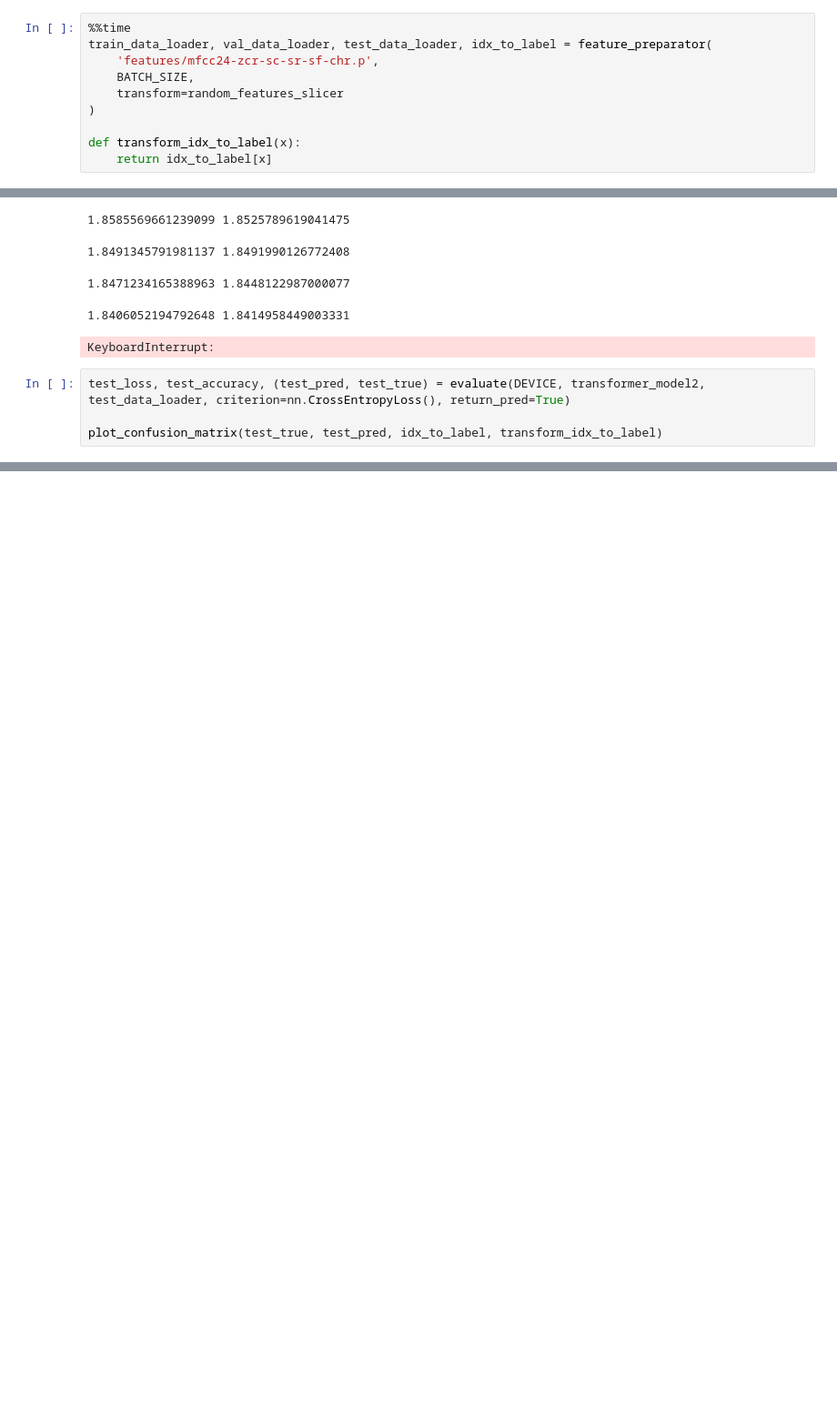
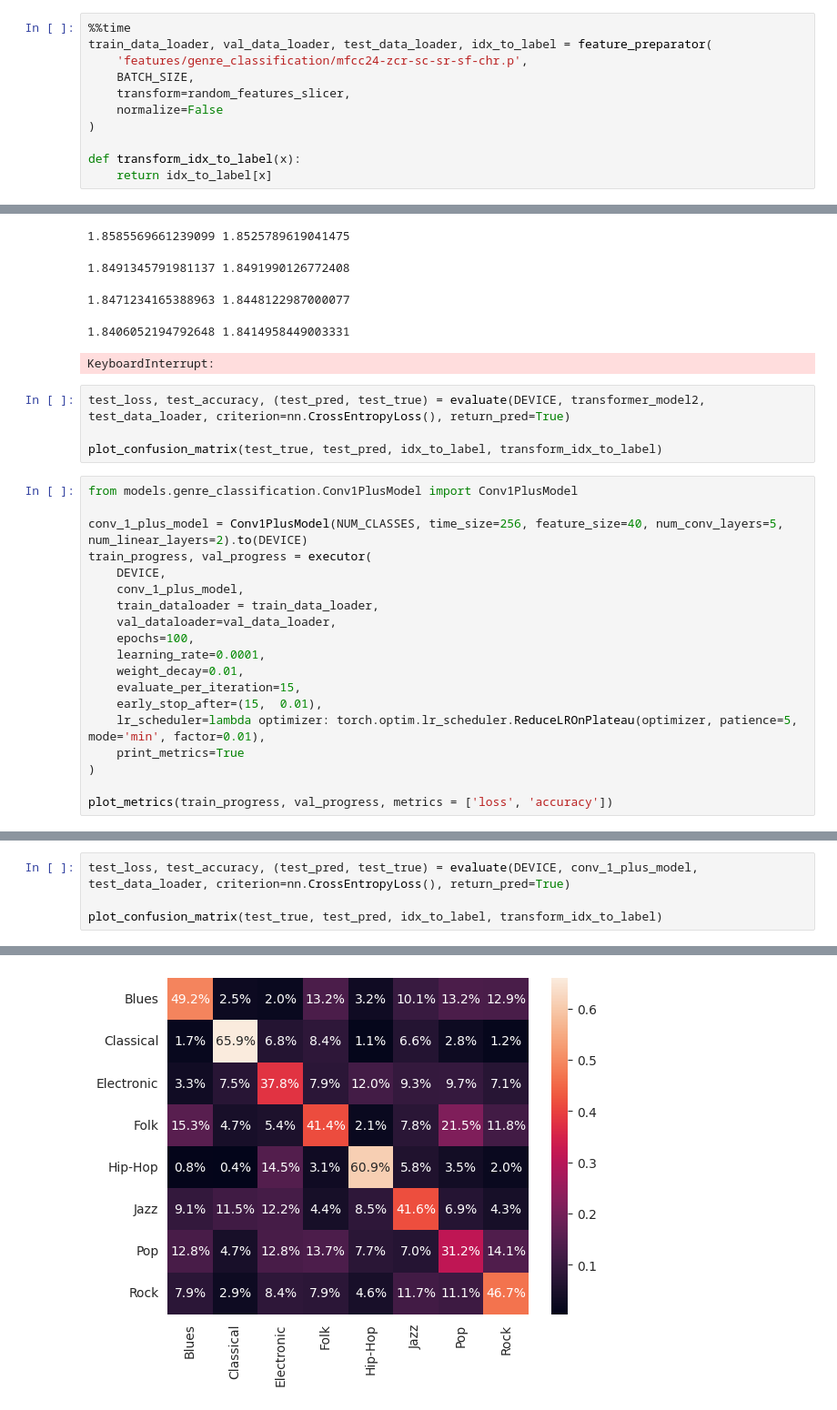
Before and after one commit to Sergey-Baranenkov/mag_coursework, a Jupyter notebook: genre_classification_asdasd.ipynb, the cells around one changed output, grey strips where cells are left out. Shown at 91% size. Cells and saved outputs as stored; diff of their text form; blank space fills up the shorter version.

```diff
--- a/genre_classification_asdasd.ipynb
+++ b/genre_classification_asdasd.ipynb
@@ -21,9 +21,10 @@ DEVICE = torch.device('cuda')
 # %%
 %%time
 train_data_loader, val_data_loader, test_data_loader, idx_to_label = feature_preparator(
-    'features/mfcc24-zcr-sc-sr-sf-chr.p',
+    'features/genre_classification/mfcc24-zcr-sc-sr-sf-chr.p',
     BATCH_SIZE,
-    transform=random_features_slicer
+    transform=random_features_slicer,
+    normalize=False
 )
 
 def transform_idx_to_label(x):
@@ -334,3 +362,22 @@ KeyboardInterrupt:
 test_loss, test_accuracy, (test_pred, test_true) = evaluate(DEVICE, transformer_model2, test_data_loader, criterion=nn.CrossEntropyLoss(), return_pred=True)
 
 plot_confusion_matrix(test_true, test_pred, idx_to_label, transform_idx_to_label)
+# %%
+from models.genre_classification.Conv1PlusModel import Conv1PlusModel
+
+conv_1_plus_model = Conv1PlusModel(NUM_CLASSES, time_size=256, feature_size=40, num_conv_layers=5, num_linear_layers=2).to(DEVICE)
+train_progress, val_progress = executor(
+    DEVICE,
+    conv_1_plus_model,
+    train_dataloader = train_data_loader,
+    val_dataloader=val_data_loader,
+    epochs=100,
+    learning_rate=0.0001,
+    weight_decay=0.01,
+    evaluate_per_iteration=15,
+    early_stop_after=(15,  0.01),
+    lr_scheduler=lambda optimizer: torch.optim.lr_scheduler.ReduceLROnPlateau(optimizer, patience=5, mode='min', factor=0.01),
+    print_metrics=True
+)
+
+plot_metrics(train_progress, val_progress, metrics = ['loss', 'accuracy'])
@@ -336,0 +391,5 @@ plot_confusion_matrix(test_true, test_pred, idx_to_label, transform_idx_to_label
+# %%
+test_loss, test_accuracy, (test_pred, test_true) = evaluate(DEVICE, conv_1_plus_model, test_data_loader, criterion=nn.CrossEntropyLoss(), return_pred=True)
+
+plot_confusion_matrix(test_true, test_pred, idx_to_label, transform_idx_to_label)
+# %% [output]
@@ -337,3 +410,4 @@ plot_confusion_matrix(test_true, test_pred, idx_to_label, transform_idx_to_label
+[figure, added]
 # %%
 import gc
 torch.cuda.empty_cache() # PyTorch thing
```
Also changed, not shown: parts of 7 cells of this notebook, 10 other files.
